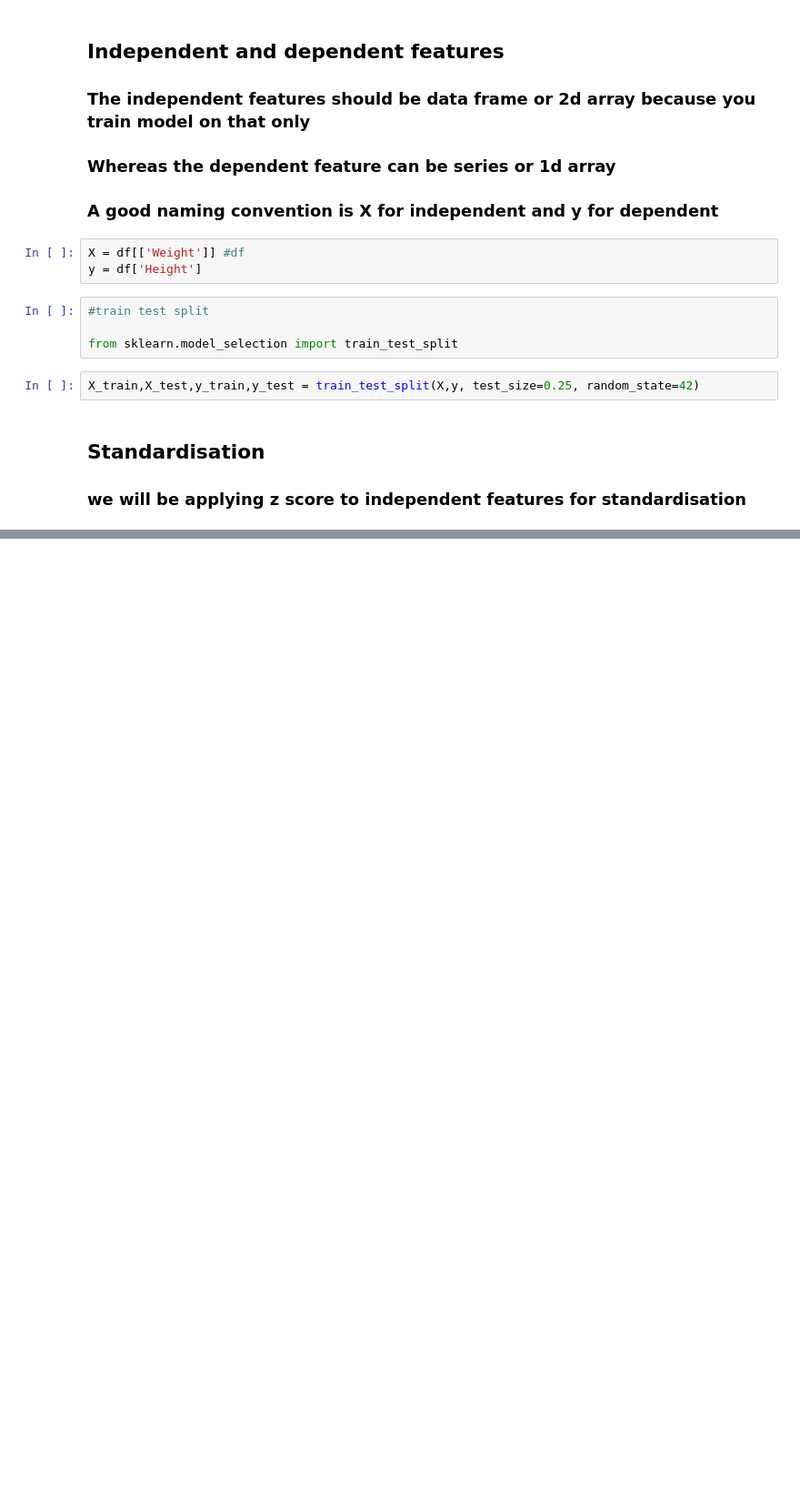
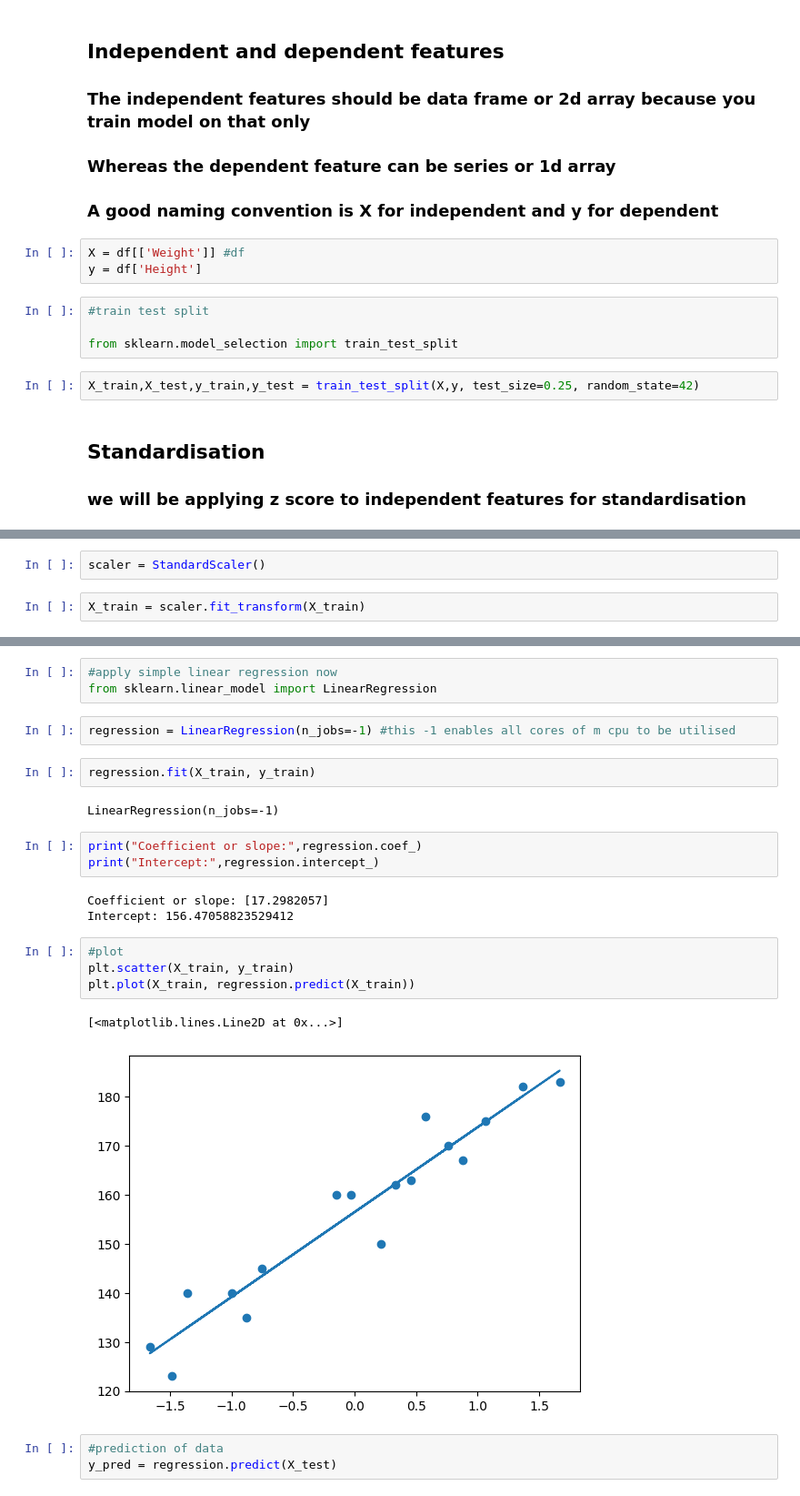
Before and after one commit to r1-yash/DSML, a Jupyter notebook: Notebooks/27-LinearRegression/151-SimpleLinear.ipynb, the cells around one changed output, grey strips where cells are left out. Shown at 91% size. Drawn from its saved outputs; the diff is of its cells as text; blank space fills up the shorter version.

Commit message:
Linear Regression finished

```diff
--- a/Notebooks/27-LinearRegression/151-SimpleLinear.ipynb
+++ b/Notebooks/27-LinearRegression/151-SimpleLinear.ipynb
@@ -57,0 +60,4 @@ X_train,X_test,y_train,y_test = train_test_split(X,y, test_size=0.25, random_sta
+# %%
+scaler = StandardScaler()
+# %%
+X_train = scaler.fit_transform(X_train)
@@ -57,0 +75,25 @@ X_train,X_test,y_train,y_test = train_test_split(X,y, test_size=0.25, random_sta
+# %%
+#apply simple linear regression now
+from sklearn.linear_model import LinearRegression
+# %%
+regression = LinearRegression(n_jobs=-1) #this -1 enables all cores of m cpu to be utilised
+# %%
+regression.fit(X_train, y_train)
+# %% [output]
+LinearRegression(n_jobs=-1)
+# %%
+print("Coefficient or slope:",regression.coef_)
+print("Intercept:",regression.intercept_)
+# %% [output]
+Coefficient or slope: [17.2982057]
+Intercept: 156.47058823529412
+# %%
+#plot
+plt.scatter(X_train, y_train)
+plt.plot(X_train, regression.predict(X_train))
+# %% [output]
+[<matplotlib.lines.Line2D at 0x...>]
+[figure, added]
+# %%
+#prediction of data
+y_pred = regression.predict(X_test)
```
Also changed, not shown: parts of 16 cells of this notebook.
